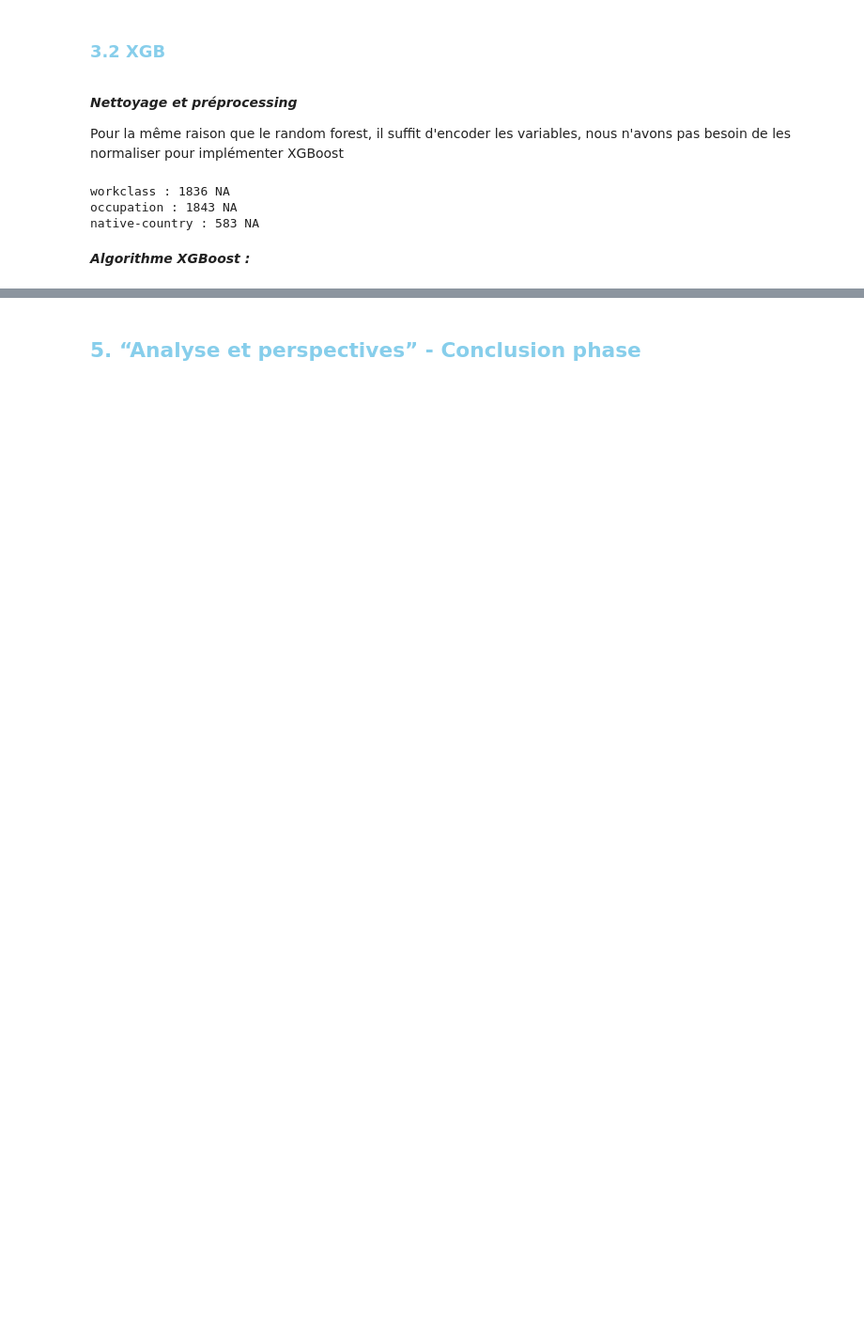
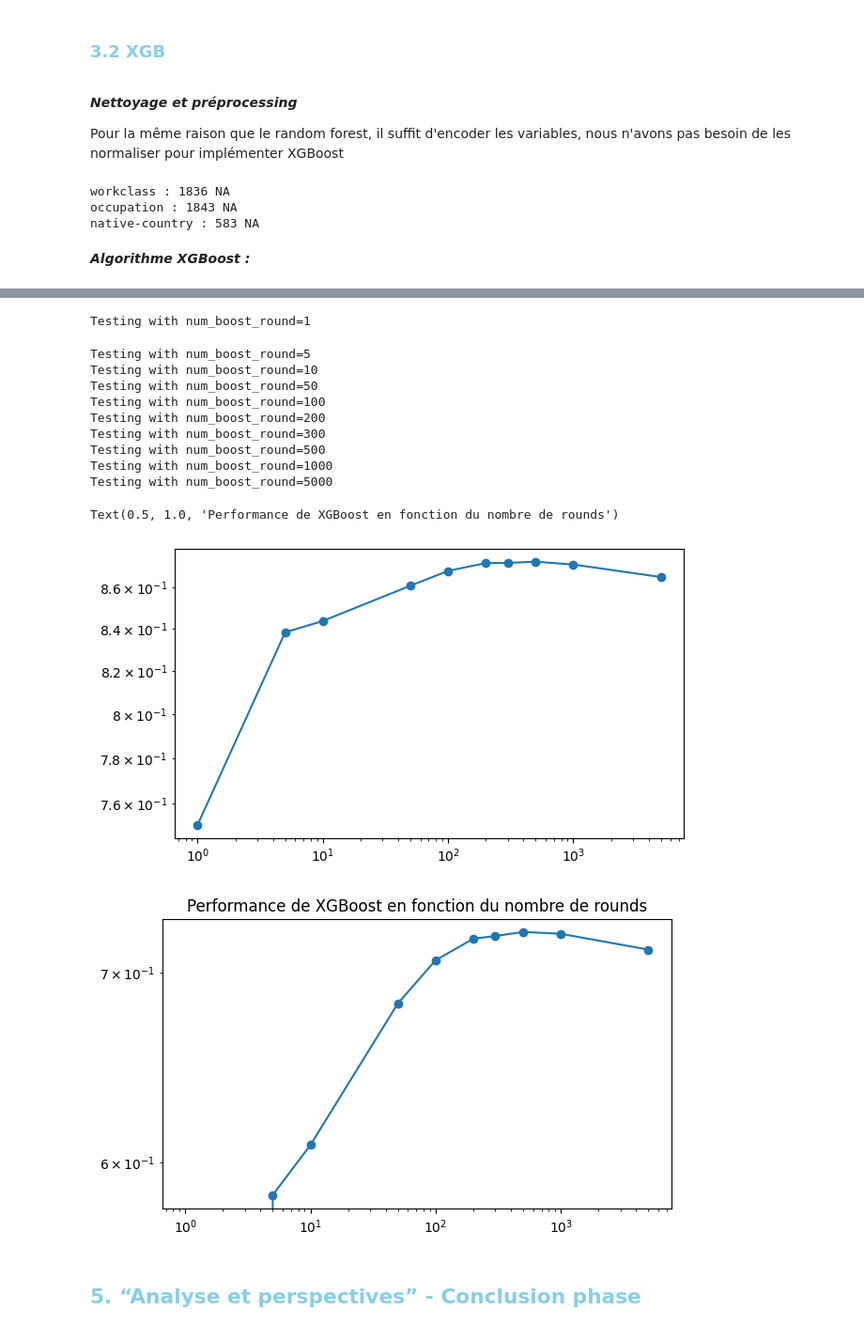
Before and after one commit to alextonon/BE_working_repo, a Jupyter notebook: FSD311_Machine_Learning/BE_ML_Groupe1.ipynb, the cells around one changed output, grey strips where cells are left out. Shown: that part at 94% size. Drawn from its saved outputs; the diff is of its cells as text; code cells hidden in the pictures; blank space fills up the shorter version.

```diff
--- a/FSD311_Machine_Learning/BE_ML_Groupe1.ipynb
+++ b/FSD311_Machine_Learning/BE_ML_Groupe1.ipynb
@@ -899,3 +983,42 @@ Testing with eta=1, max_depth=15
+# %%
+num_boost_round_list = [1, 5, 10, 50, 100, 200, 300, 500, 1000, 5000]
+results_boost_round = []
+
+for num_boost_round in num_boost_round_list:
+    print(f"Testing with num_boost_round={num_boost_round}")
+    acc_xgb, prec_xgb, rec_xgb, f1_xgb, imp_xgb = xgboost(params=params, num_boost_round=num_boost_round, adult=adult_final_rf, WEIGHTING=False, N_FOLDS=N_FOLDS, REMOVE_OUTLIERS=False)
+    results_boost_round.append({
+        "num_boost_round": num_boost_round,
+        "accuracy": np.mean(acc_xgb),
+        "precision": np.mean(prec_xgb),
+        "recall": np.mean(rec_xgb),
+        "f1_score": np.mean(f1_xgb)
+    })
+df_boost_round = pd.DataFrame(results_boost_round)
+plt.figure(figsize=(7,4))
+plt.xscale('log')
+plt.yscale('log')
+plt.plot(df_boost_round["num_boost_round"], df_boost_round["accuracy"], marker='o', label='Accuracy')
+
+plt.figure(figsize=(7,4))
+plt.plot(df_boost_round["num_boost_round"], df_boost_round["f1_score"], marker='o', label='F1-score')
+plt.xscale('log')
+plt.yscale('log')
+plt.title("Performance de XGBoost en fonction du nombre de rounds")
+# %% [output]
+Testing with num_boost_round=1
+Testing with num_boost_round=5
+Testing with num_boost_round=10
+Testing with num_boost_round=50
+Testing with num_boost_round=100
+Testing with num_boost_round=200
+Testing with num_boost_round=300
+Testing with num_boost_round=500
+Testing with num_boost_round=1000
+Testing with num_boost_round=5000
+Text(0.5, 1.0, 'Performance de XGBoost en fonction du nombre de rounds')
+[figure, added]
+[figure, added]
 # %% [markdown]
 <span style='color:skyblue'>
 
```
Also changed, not shown: parts of 15 cells of this notebook.
